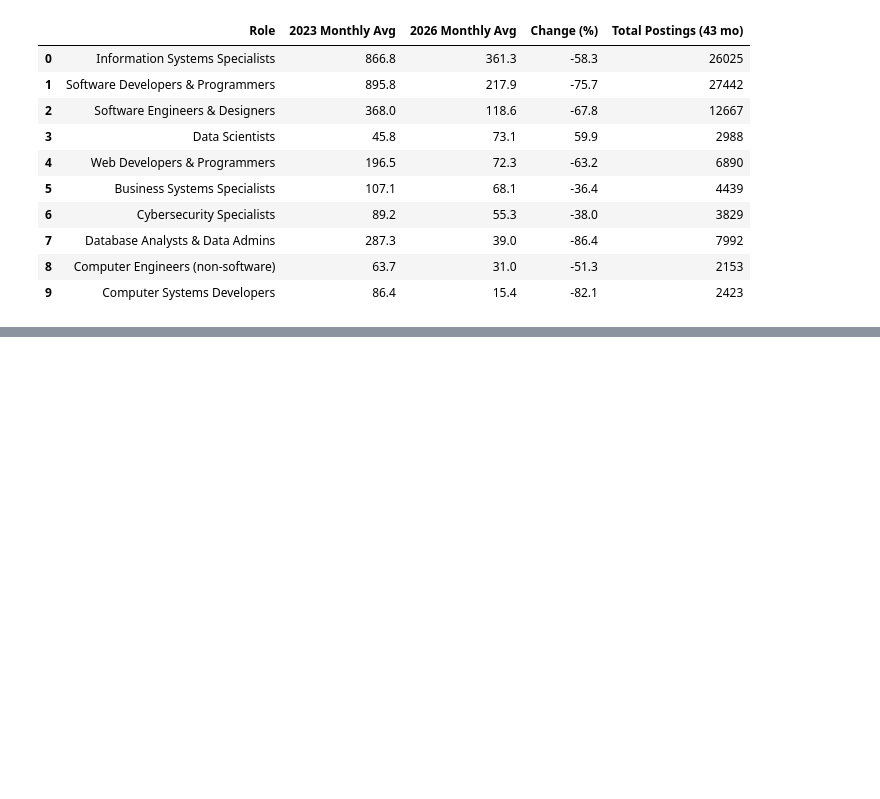
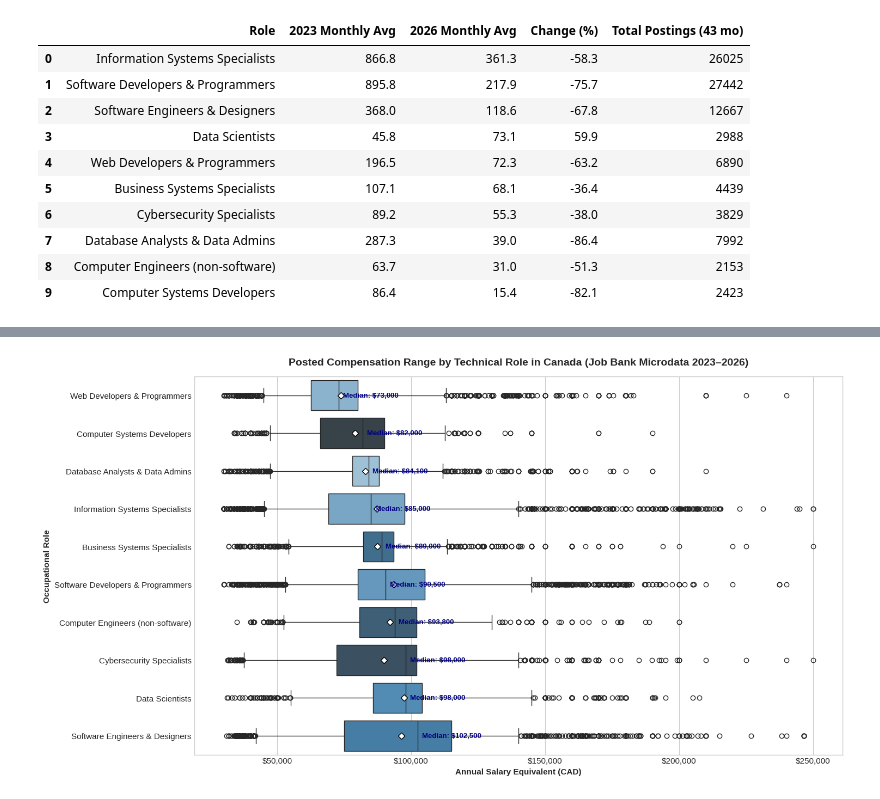
Before and after one commit to althaafsn/canada-job-market-analysis, a Jupyter notebook: data_analysis/02_job_bank/job_bank_tech_roles.ipynb, the cells around one changed output, grey strips where cells are left out. Drawn from its saved outputs; the diff is of its cells as text; code cells hidden in the pictures; blank space fills up the shorter version.

```diff
--- a/data_analysis/02_job_bank/job_bank_tech_roles.ipynb
+++ b/data_analysis/02_job_bank/job_bank_tech_roles.ipynb
@@ -285,0 +363,84 @@ summary_table
+# %%
+# Standardize compensation into Annual CAD equivalent ($/year)
+def to_annual(row):
+    per = str(row['Salary Per']).strip().lower()
+    min_s = row['Salary Minimum']
+    max_s = row['Salary Maximum']
+    if pd.isna(min_s) and pd.isna(max_s):
+        return np.nan, np.nan
+    val_min = min_s if not pd.isna(min_s) else max_s
+    val_max = max_s if not pd.isna(max_s) else min_s
+
+    # Standard work hours: 2,000 hours/year (40 hrs/wk * 50 wks)
+    if per == 'hour':
+        return val_min * 2000, val_max * 2000
+    elif per == 'year':
+        return val_min, val_max
+    elif per == 'month':
+        return val_min * 12, val_max * 12
+    elif per == 'bi-weekly':
+        return val_min * 26, val_max * 26
+    elif per == 'week':
+        return val_min * 52, val_max * 52
+    elif per == 'day':
+        return val_min * 250, val_max * 250
+    return np.nan, np.nan
+
+annuals = [to_annual(r) for _, r in df_detail.iterrows()]
+df_detail['Annual_Min'] = [a[0] for a in annuals]
+df_detail['Annual_Max'] = [a[1] for a in annuals]
+df_detail['Annual_Mid'] = (df_detail['Annual_Min'] + df_detail['Annual_Max']) / 2
+
+# Filter realistic salary bounds ($30k to $250k CAD/year)
+valid_sal = df_detail[(df_detail['Annual_Mid'] >= 30000) & (df_detail['Annual_Mid'] <= 250000)].copy()
+sal_order = valid_sal.groupby('Role')['Annual_Mid'].median().sort_values(ascending=True).index.tolist()
+
+# Plot: Posted Salary Range Boxplot by Role
+fig4, ax = plt.subplots(figsize=(15, 8))
+palette = sns.color_palette('Blues_d', len(sal_order))
+
+sns.boxplot(
+    data=valid_sal,
+    y='Role',
+    x='Annual_Mid',
+    order=sal_order,
+    palette=palette,
+    hue='Role',
+    legend=False,
+    showmeans=True,
+    meanprops={'marker': 'D', 'markerfacecolor': 'white', 'markeredgecolor': 'black', 'markersize': 6},
+    whis=[5, 95],
+    ax=ax
+)
+
+ax.set_title('Posted Compensation Range by Technical Role in Canada (Job Bank Microdata 2023–2026)', fontsize=14, fontweight='bold', pad=15)
+ax.set_xlabel('Annual Salary Equivalent (CAD)', fontsize=11, fontweight='bold')
+ax.set_ylabel('Occupational Role', fontsize=11, fontweight='bold')
+ax.xaxis.set_major_formatter('${x:,.0f}')
+
+# Label medians directly on chart
+medians = valid_sal.groupby('Role')['Annual_Mid'].median().loc[sal_order]
+counts = valid_sal.groupby('Role')['Annual_Mid'].count().loc[sal_order]
+p25s = valid_sal.groupby('Role')['Annual_Mid'].quantile(0.25).loc[sal_order]
+p75s = valid_sal.groupby('Role')['Annual_Mid'].quantile(0.75).loc[sal_order]
+
+for i, role in enumerate(sal_order):
+    med = medians[role]
+    ax.text(med + 1500, i, f"Median: ${med:,.0f}", va='center', fontsize=9.5, fontweight='bold', color='navy')
+
+plt.tight_layout()
+plt.savefig(PLOTS_DIR / 'job_bank_salary_ranges_by_role.png', dpi=130, bbox_inches='tight')
+plt.show()
+
+# Formatted salary benchmark table
+sal_summary_table = pd.DataFrame({
+    'Role': sal_order[::-1],
+    'Disclosed Postings': counts[sal_order[::-1]].values,
+    'Entry Floor (25th Pct)': p25s[sal_order[::-1]].round(-2).map('${:,.0f}'.format).values,
+    'Median Annual CAD': medians[sal_order[::-1]].round(-2).map('${:,.0f}'.format).values,
+    'Senior Range (75th Pct)': p75s[sal_order[::-1]].round(-2).map('${:,.0f}'.format).values,
+    'Median Hourly ($/hr)': (medians[sal_order[::-1]] / 2000).round(2).map('${:,.2f}/hr'.format).values
+})
+sal_summary_table
+# %% [output]
+[figure, added]
```
Also changed, not shown: parts of 10 cells of this notebook, 4 other files.
